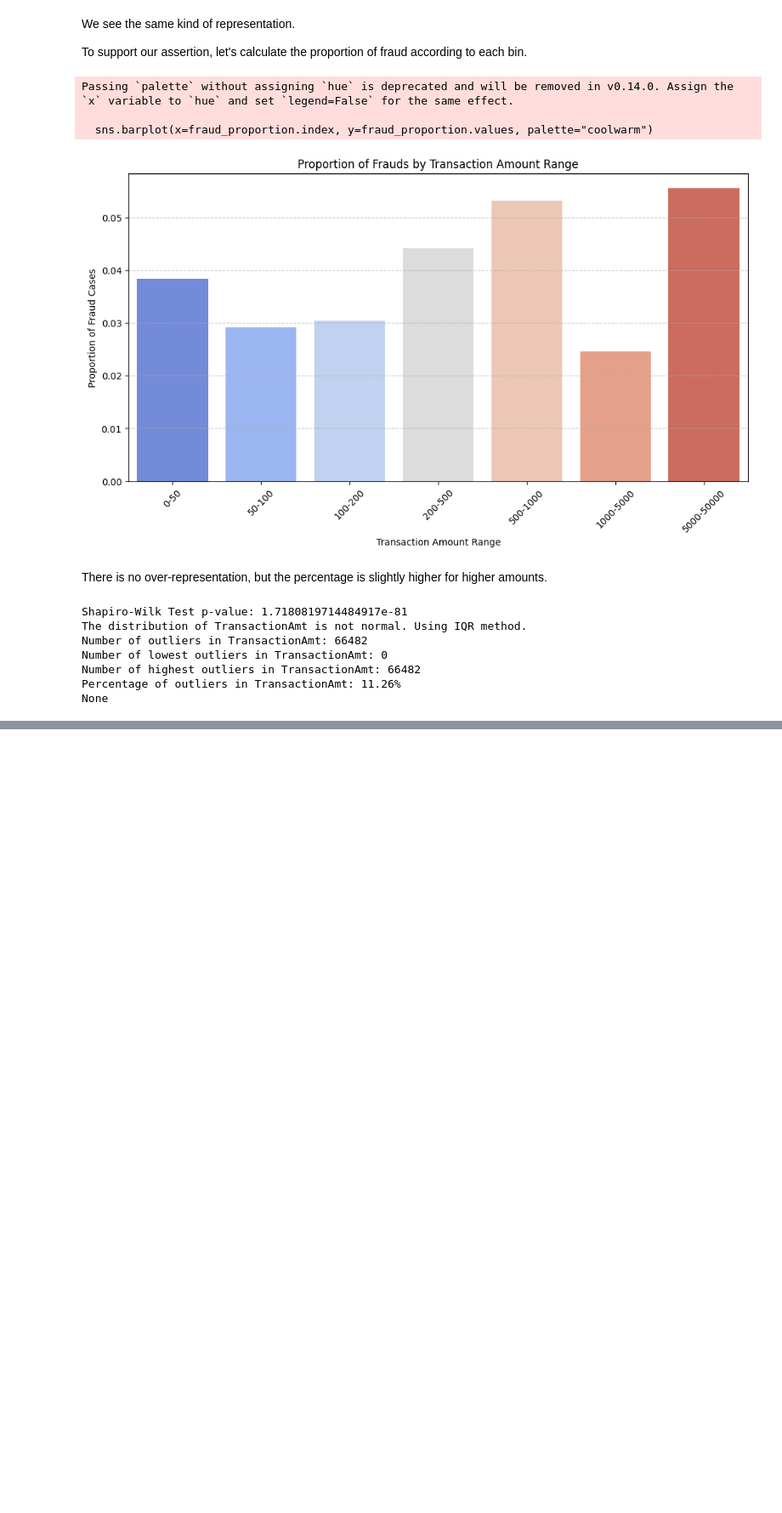
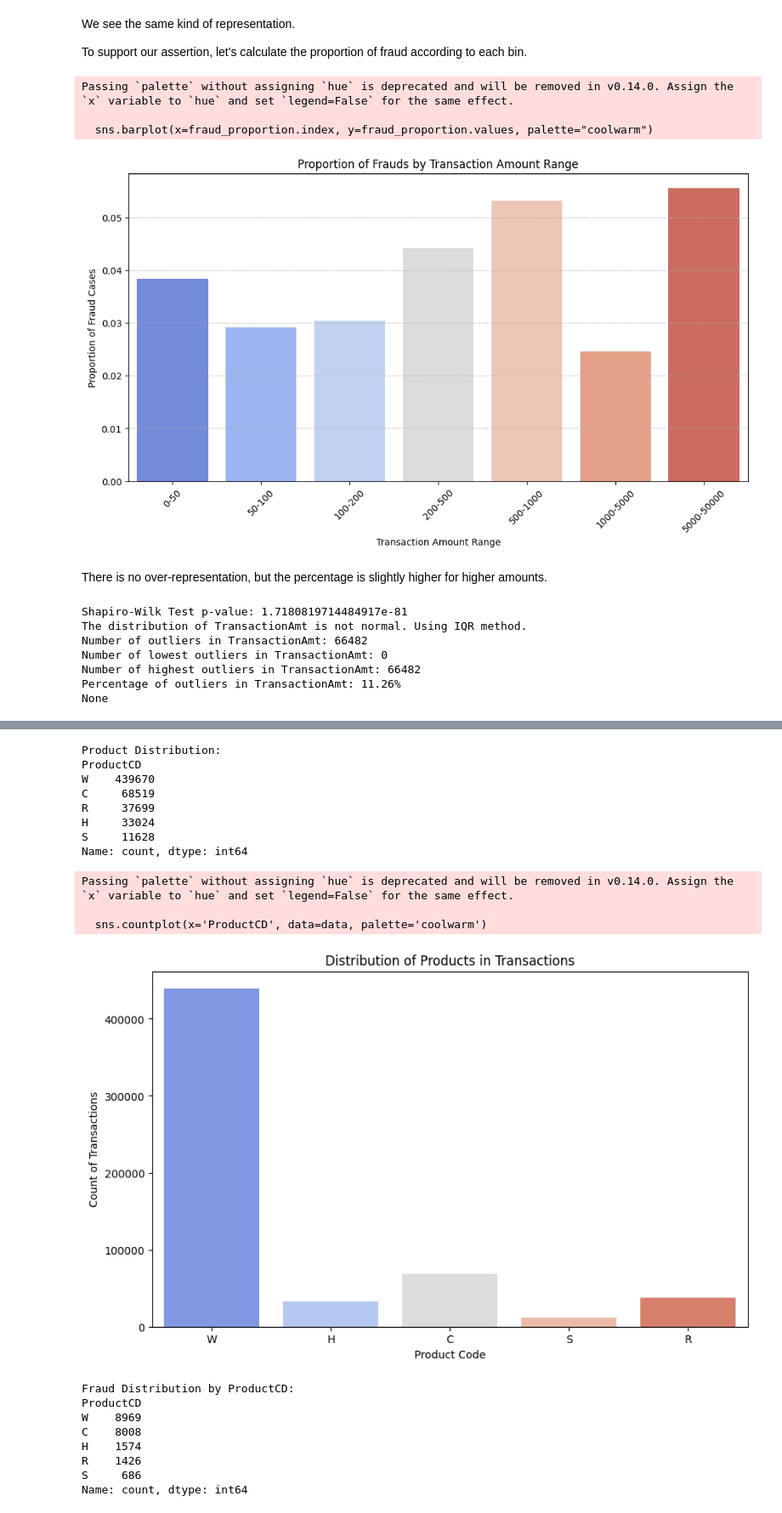
Before and after one commit to BYRic-F/E-commerce-Fraud-detection, a Jupyter notebook: Vesta E-commerce_Fraud_detection.ipynb, the cells around one changed output, grey strips where cells are left out. Shown: that part at 85% size. Cells and saved outputs as stored; diff of their text form; code cells hidden in the pictures; blank space fills up the shorter version.

```diff
--- a/Vesta E-commerce_Fraud_detection.ipynb
+++ b/Vesta E-commerce_Fraud_detection.ipynb
@@ -370,0 +377,78 @@ None
+# %%
+# Product distribution analysis
+def product_distribution(data):
+    product_counts = data['ProductCD'].value_counts()
+    print("Product Distribution:")
+    print(product_counts)
+
+    # Visualize
+    plt.figure(figsize=(10, 6))
+    sns.countplot(x='ProductCD', data=data, palette='coolwarm')
+    plt.title("Distribution of Products in Transactions")
+    plt.xlabel("Product Code")
+    plt.ylabel("Count of Transactions")
+    plt.show()
+
+# Analysis of fraud distribution by product
+def fraud_by_product(data):
+    fraud_counts = data[data['isFraud'] == 1]['ProductCD'].value_counts()
+    print("Fraud Distribution by ProductCD:")
+    print(fraud_counts)
+
+    # Visalize
+    plt.figure(figsize=(10, 6))
+    sns.countplot(x='ProductCD', data=data[data['isFraud'] == 1], palette='coolwarm')
+    plt.title("Fraud Distribution by Product Code")
+    plt.xlabel("Product Code")
+    plt.ylabel("Count of Frauds")
+    plt.show()
+
+# Percentage of fraud by product
+def fraud_percentage_by_product(data):
+    # Total number of transactions
+    total_transactions = len(data)
+
+    # Transactions by product
+    transactions_by_product = data['ProductCD'].value_counts()
+
+    # Number of frauds by product
+    frauds_by_product = data[data['isFraud'] == 1]['ProductCD'].value_counts()
+
+    # Percentage
+    fraud_percentage = (frauds_by_product / transactions_by_product) * 100
+    print("Fraud Percentage by Product Code:")
+    print(fraud_percentage)
+
+    # Visualize
+    plt.figure(figsize=(10, 6))
+    fraud_percentage.sort_values().plot(kind='bar', color='salmon')
+    plt.title("Percentage of Frauds by Product Code")
+    plt.xlabel("Product Code")
+    plt.ylabel("Percentage of Frauds (%)")
+    plt.show()
+
+
+product_distribution(train)
+fraud_by_product(train)
+fraud_percentage_by_product(train)
+# %% [output]
+Product Distribution:
+ProductCD
+W    439670
+C     68519
+R     37699
+H     33024
+S     11628
+Name: count, dtype: int64
+Passing `palette` without assigning `hue` is deprecated and will be removed in v0.14.0. Assign the `x` variable to `hue` and set `legend=False` for the same effect.
+
+  sns.countplot(x='ProductCD', data=data, palette='coolwarm')
+[figure, added]
+Fraud Distribution by ProductCD:
+ProductCD
+W    8969
+C    8008
+H    1574
+R    1426
+S     686
+Name: count, dtype: int64
```
Also changed, not shown: parts of 4 cells of this notebook.
